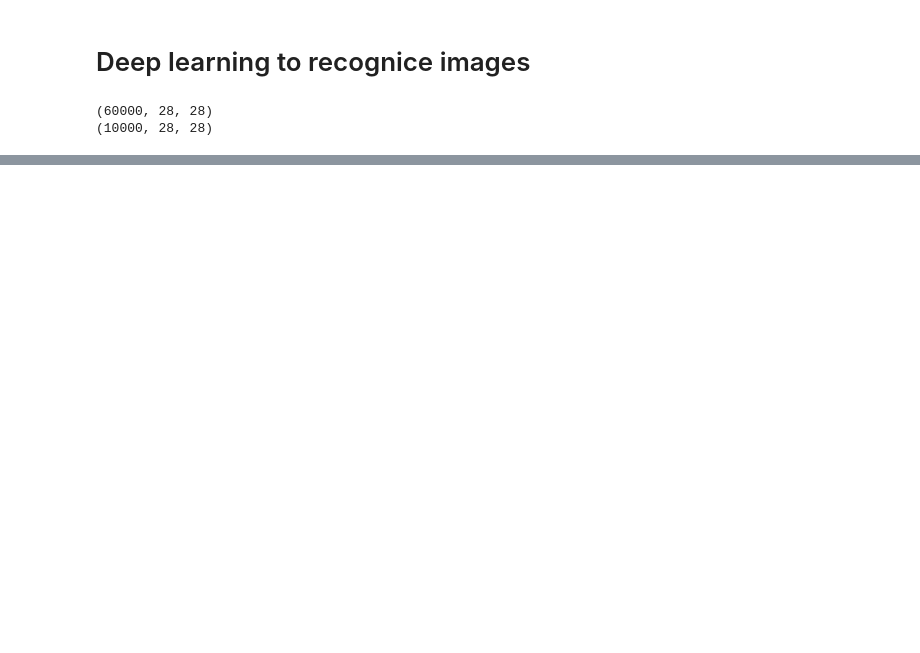
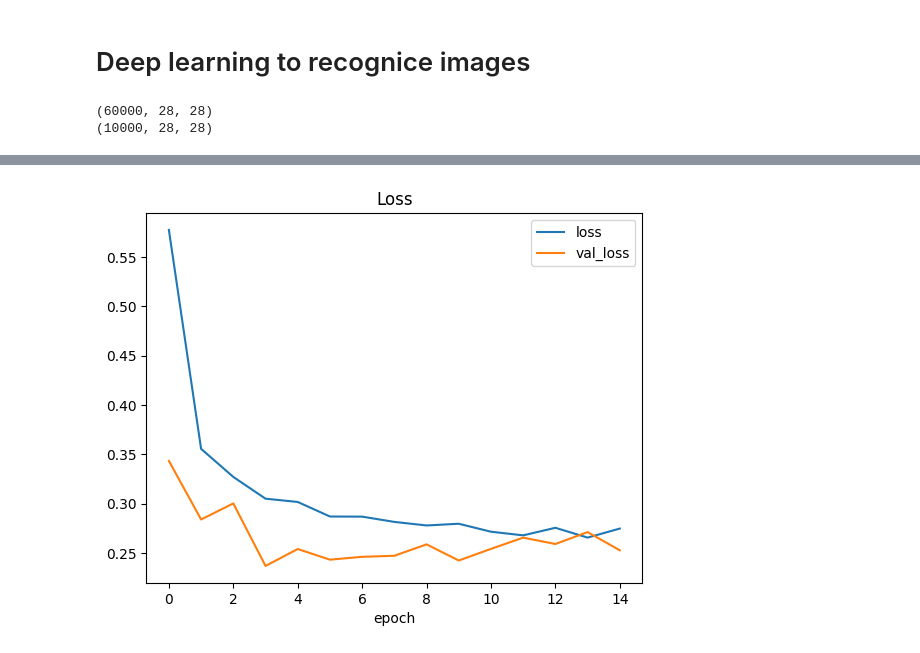
Before and after one commit to OmarGudi/Proyect_Thesis, a Jupyter notebook: Detect_Lines/MNIST/MNIST.ipynb, the cells around one changed output, grey strips where cells are left out. Saved outputs shown, nothing was run; the diff lists cells and outputs as text; code cells hidden in the pictures; blank space fills up the shorter version.

```diff
--- a/Detect_Lines/MNIST/MNIST.ipynb
+++ b/Detect_Lines/MNIST/MNIST.ipynb
@@ -42,0 +62,16 @@ for index_i in range(cols):
+# %%
+num_pixels = 784
+X_train = X_train.reshape(X_train.shape[0], num_pixels)
+X_test = X_test.reshape(X_test.shape[0], num_pixels)
+# %%
+def create_model():
+    model = Sequential()
+    model.add(Dense(10, input_dim=num_pixels, activation='relu'))
+    model.add(Dense(10, activation='relu'))
+    model.add(Dense(10, activation='relu'))
+    model.add(Dense(num_classes, activation='softmax'))
+    model.compile(Adam(learning_rate=0.03), loss='categorical_crossentropy', metrics=['accuracy'])
+    return model
+# %%
+model = create_model()
+print(model.summary())
@@ -42,0 +95,2 @@ for index_i in range(cols):
+# %%
+history = model.fit(X_train, y_train, validation_split=0.1, epochs=15, batch_size=200, verbose=1, shuffle=1)
@@ -42,0 +115,9 @@ for index_i in range(cols):
+# %%
+plt.plot(history.history['loss'])
+plt.plot(history.history['val_loss'])
+plt.legend(['loss', 'val_loss'])
+plt.title('Loss')
+plt.xlabel('epoch')
+plt.show()
+# %% [output]
+[figure, added]
```
Also changed, not shown: parts of 12 cells of this notebook, 1 other file.
